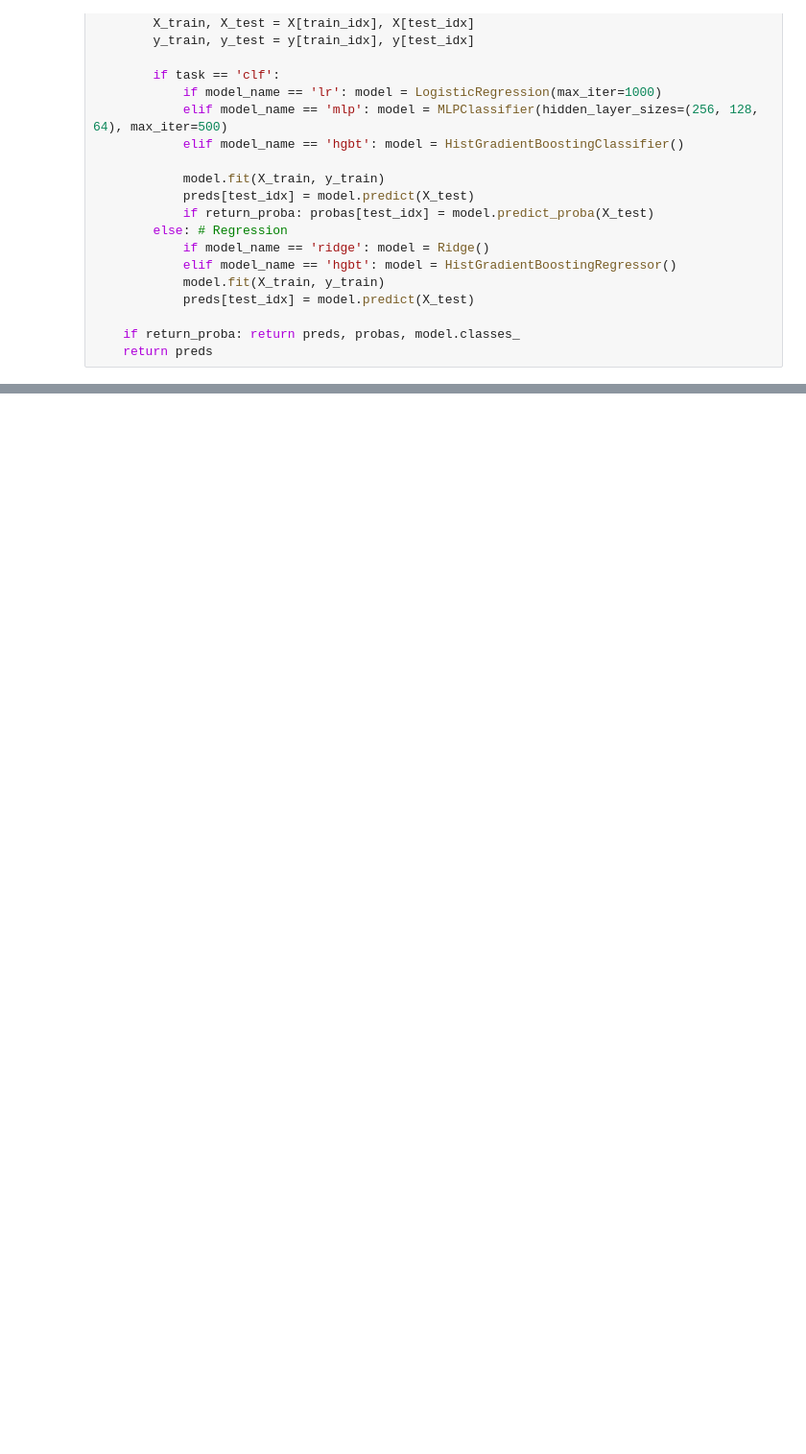
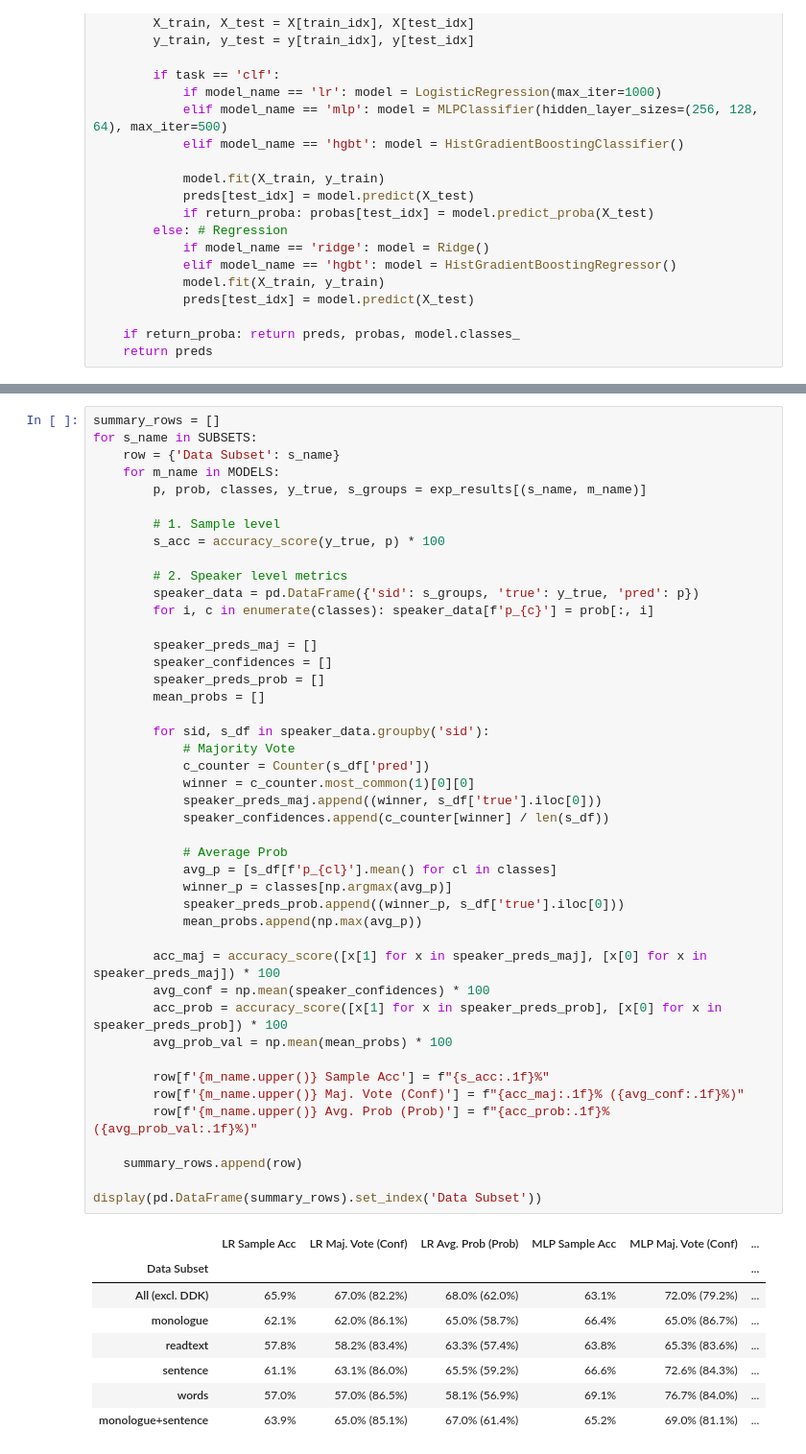
Before and after one commit to SALT-UWB/dysarthric-TTS, a Jupyter notebook: embeddings_eval/ml_classification_analysis.ipynb, the cells around one changed output, grey strips where cells are left out. Shown at 96% size. Cells and saved outputs as stored; diff of their text form; blank space fills up the shorter version.

```diff
--- a/embeddings_eval/ml_classification_analysis.ipynb
+++ b/embeddings_eval/ml_classification_analysis.ipynb
@@ -209,0 +167,53 @@ for m in ['lr', 'hgbt']:
+# %%
+summary_rows = []
+for s_name in SUBSETS:
+    row = {'Data Subset': s_name}
+    for m_name in MODELS:
+        p, prob, classes, y_true, s_groups = exp_results[(s_name, m_name)]
+
+        # 1. Sample level
+        s_acc = accuracy_score(y_true, p) * 100
+
+        # 2. Speaker level metrics
+        speaker_data = pd.DataFrame({'sid': s_groups, 'true': y_true, 'pred': p})
+        for i, c in enumerate(classes): speaker_data[f'p_{c}'] = prob[:, i]
+
+        speaker_preds_maj = []
+        speaker_confidences = []
+        speaker_preds_prob = []
+        mean_probs = []
+
+        for sid, s_df in speaker_data.groupby('sid'):
+            # Majority Vote
+            c_counter = Counter(s_df['pred'])
+            winner = c_counter.most_common(1)[0][0]
+            speaker_preds_maj.append((winner, s_df['true'].iloc[0]))
+            speaker_confidences.append(c_counter[winner] / len(s_df))
+
+            # Average Prob
+            avg_p = [s_df[f'p_{cl}'].mean() for cl in classes]
+            winner_p = classes[np.argmax(avg_p)]
+            speaker_preds_prob.append((winner_p, s_df['true'].iloc[0]))
+            mean_probs.append(np.max(avg_p))
+
+        acc_maj = accuracy_score([x[1] for x in speaker_preds_maj], [x[0] for x in speaker_preds_maj]) * 100
+        avg_conf = np.mean(speaker_confidences) * 100
+        acc_prob = accuracy_score([x[1] for x in speaker_preds_prob], [x[0] for x in speaker_preds_prob]) * 100
+        avg_prob_val = np.mean(mean_probs) * 100
+
+        row[f'{m_name.upper()} Sample Acc'] = f"{s_acc:.1f}%"
+        row[f'{m_name.upper()} Maj. Vote (Conf)'] = f"{acc_maj:.1f}% ({avg_conf:.1f}%)"
+        row[f'{m_name.upper()} Avg. Prob (Prob)'] = f"{acc_prob:.1f}% ({avg_prob_val:.1f}%)"
+
+    summary_rows.append(row)
+
+display(pd.DataFrame(summary_rows).set_index('Data Subset'))
+# %% [output]
+|  | LR Sample Acc | LR Maj. Vote (Conf) | LR Avg. Prob (Prob) | MLP Sample Acc | MLP Maj. Vote (Conf) | ... |
+| Data Subset |  |  |  |  |  | ... |
+| All (excl. DDK) | 65.9% | 67.0% (82.2%) | 68.0% (62.0%) | 63.1% | 72.0% (79.2%) | ... |
+| monologue | 62.1% | 62.0% (86.1%) | 65.0% (58.7%) | 66.4% | 65.0% (86.7%) | ... |
+| readtext | 57.8% | 58.2% (83.4%) | 63.3% (57.4%) | 63.8% | 65.3% (83.6%) | ... |
+| sentence | 61.1% | 63.1% (86.0%) | 65.5% (59.2%) | 66.6% | 72.6% (84.3%) | ... |
+| words | 57.0% | 57.0% (86.5%) | 58.1% (56.9%) | 69.1% | 76.7% (84.0%) | ... |
+| monologue+sentence | 63.9% | 65.0% (85.1%) | 67.0% (61.4%) | 65.2% | 69.0% (81.1%) | ... |
```
Also changed, not shown: parts of 16 cells of this notebook, 5 other files.
